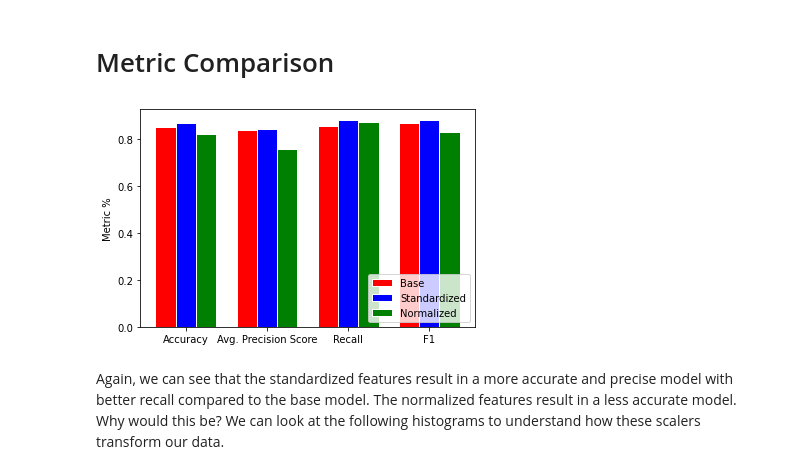
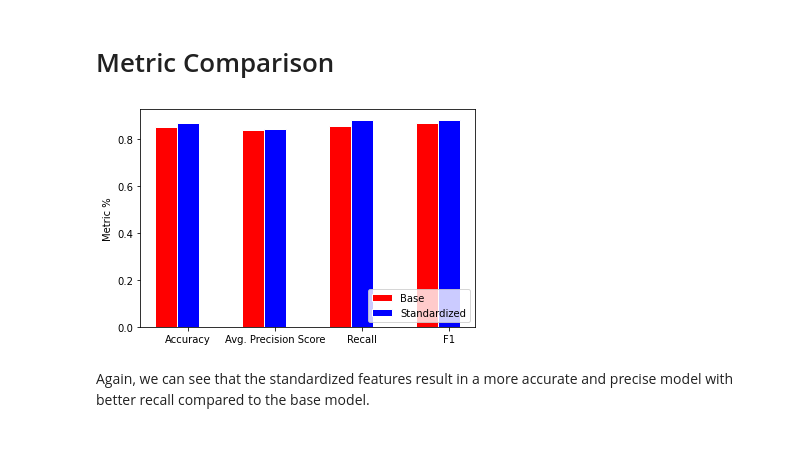
Before and after one commit to hanleye29/Heart-Attack-Predictor, a Jupyter notebook: Heart Attack Classifier.ipynb, the cells around one changed output. Cells and saved outputs as stored; diff of their text form; code cells hidden in the pictures; blank space fills up the shorter version.

```diff
--- a/Heart Attack Classifier.ipynb
+++ b/Heart Attack Classifier.ipynb
@@ -273,33 +219,30 @@ As you can see, scaling our features significantly changes how the model attache
 # %%
 # set width of bars
 barWidth = 0.25
 
 # set heights of bars
 bars1 = base_metrics['values']
 bars2 = standard_metrics['values']
-bars3 = norm_metrics['values']
 
 # Set position of bar on X axis
 r1 = np.arange(len(bars1))
 r2 = [x + barWidth for x in r1]
-r3 = [x + barWidth for x in r2]
 
 # Make the plot
 plt.bar(r1, bars1, color='r', width=barWidth, edgecolor='white', label='Base')
 plt.bar(r2, bars2, color='b', width=barWidth, edgecolor='white', label='Standardized')
-plt.bar(r3, bars3, color='g', width=barWidth, edgecolor='white', label='Normalized')
 
 # Add xticks on the middle of the group bars
 plt.xticks([r + barWidth for r in range(len(bars1))], labels = base_metrics['labels'])
 plt.ylabel('Metric %')
 
 # Create legend & Show graphic
 plt.legend(loc = 'lower right')
 plt.show()
 # %% [output]
-[figure, old version]
+[figure, new version]
 # %% [markdown]
-Again, we can see that the standardized features result in a more accurate and precise model with better recall compared to the base model. The normalized features result in a less accurate model. Why would this be? We can look at the following histograms to understand how these scalers transform our data.
+Again, we can see that the standardized features result in a more accurate and precise model with better recall compared to the base model.
 # %%
 plt.hist(X['age'], edgecolor = 'black')
 plt.xlabel('Age')
```
Also changed, not shown: parts of 9 cells of this notebook.
